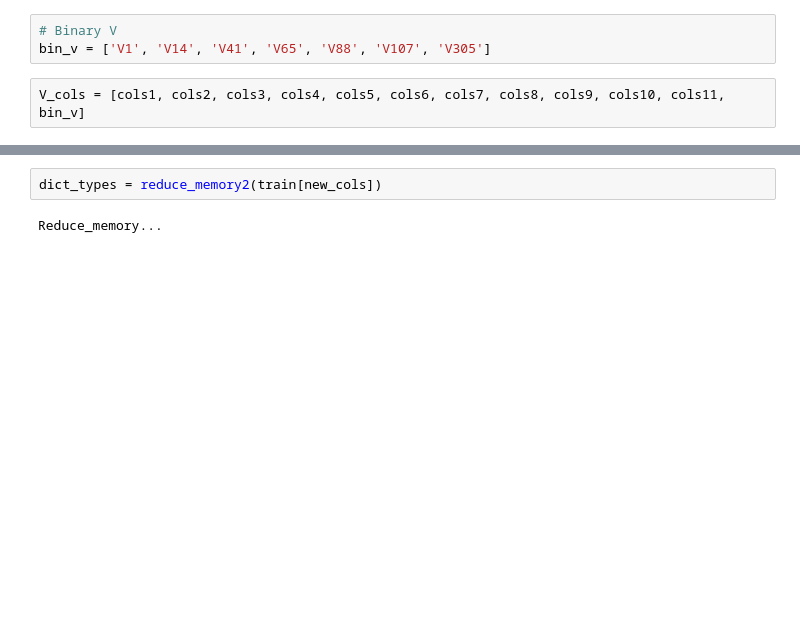
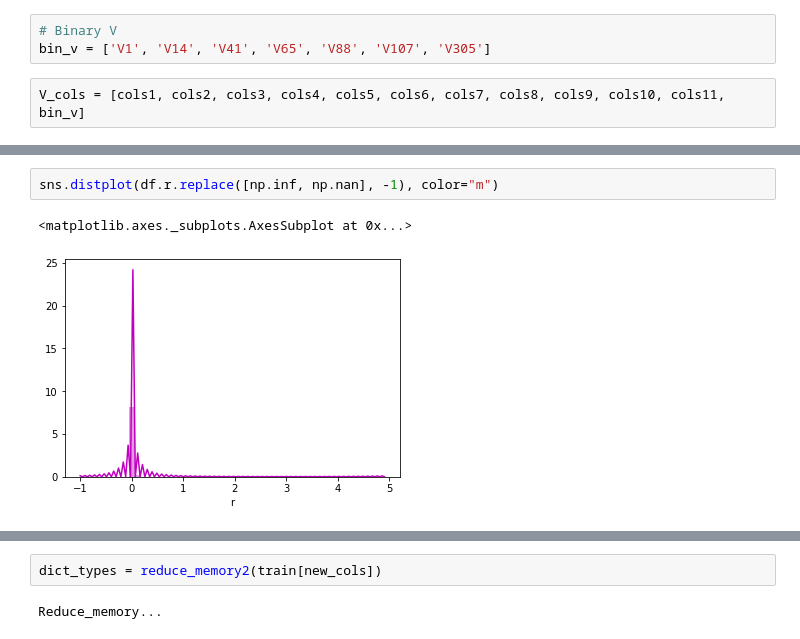
Before and after one commit to rodgomrod/kaggle_ieee_fraud, a Jupyter notebook: feature_engineering.ipynb, the cells around one changed output, grey strips where cells are left out. Saved outputs shown, nothing was run; the diff lists cells and outputs as text; blank space fills up the shorter version.

```diff
--- a/feature_engineering.ipynb
+++ b/feature_engineering.ipynb
@@ -572,0 +181,5 @@ gc.collect()
+# %%
+sns.distplot(df.r.replace([np.inf, np.nan], -1), color="m")
+# %% [output]
+<matplotlib.axes._subplots.AxesSubplot at 0x...>
+[figure, added]
```
Also changed, not shown: parts of 71 cells of this notebook, 5 other files.
